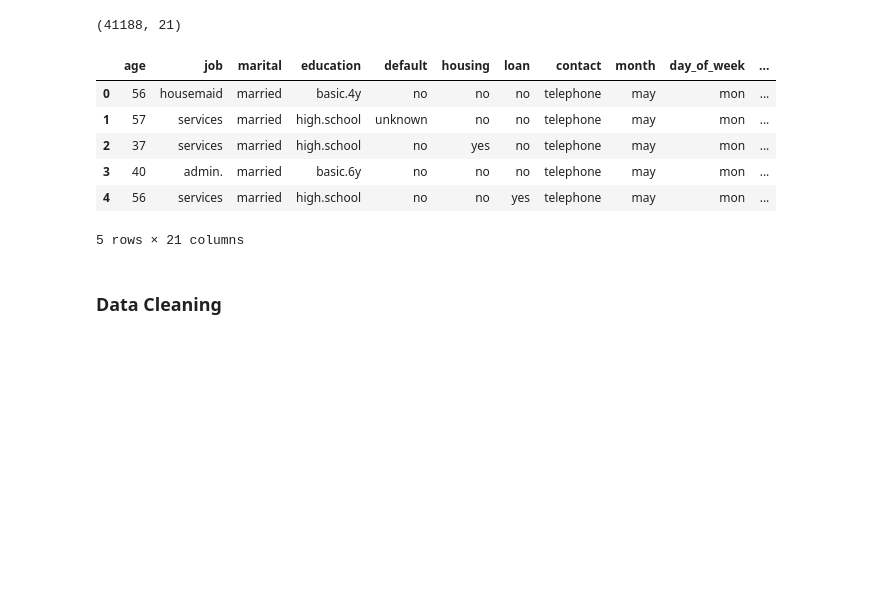
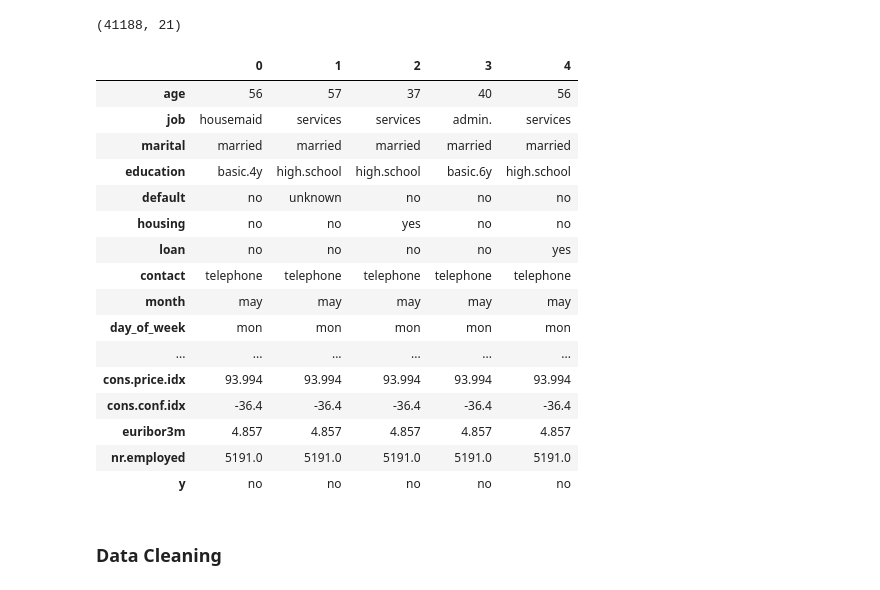
Before and after one commit to anshupandey/Machine_Learning_Training, a Jupyter notebook: Bank_Marketing_Prediction.ipynb, the cells around one changed output. Saved outputs shown, nothing was run; the diff lists cells and outputs as text; code cells hidden in the pictures; blank space fills up the shorter version.

```diff
--- a/Bank_Marketing_Prediction.ipynb
+++ b/Bank_Marketing_Prediction.ipynb
@@ -14,7 +14,7 @@ import seaborn as sns
 pandas.set_option("max_columns",20)
 # %%
 # load the dataset
-url = r"dataset\Bank_marketing.csv"
+url = "https://raw.githubusercontent.com/anshupandey/Machine_Learning_Training/master/datasets/Bank_marketing.csv"
 df = pandas.read_csv(url,sep=';') # as dataset is ; separated, here we are using sep=';'
 #check the shape of data
 df.shape
@@ -22,15 +22,25 @@ df.shape
 (41188, 21)
 # %%
 # to understand the dataset structure and see top 5 rows, we are using here df.head()
-df.head()
+df.head().T
 # %% [output]
-|  | age | job | marital | education | default | housing | loan | contact | month | day_of_week | ... |
-| 0 | 56 | housemaid | married | basic.4y | no | no | no | telephone | may | mon | ... |
-| 1 | 57 | services | married | high.school | unknown | no | no | telephone | may | mon | ... |
-| 2 | 37 | services | married | high.school | no | yes | no | telephone | may | mon | ... |
-| 3 | 40 | admin. | married | basic.6y | no | no | no | telephone | may | mon | ... |
-| 4 | 56 | services | married | high.school | no | no | yes | telephone | may | mon | ... |
+|  | 0 | 1 | 2 | 3 | 4 |
+| age | 56 | 57 | 37 | 40 | 56 |
+| job | housemaid | services | services | admin. | services |
+| marital | married | married | married | married | married |
+| education | basic.4y | high.school | high.school | basic.6y | high.school |
+| default | no | unknown | no | no | no |
+| housing | no | no | yes | no | no |
+| loan | no | no | no | no | yes |
+| contact | telephone | telephone | telephone | telephone | telephone |
+| month | may | may | may | may | may |
+| day_of_week | mon | mon | mon | mon | mon |
+| ... | ... | ... | ... | ... | ... |
+| cons.price.idx | 93.994 | 93.994 | 93.994 | 93.994 | 93.994 |
+| cons.conf.idx | -36.4 | -36.4 | -36.4 | -36.4 | -36.4 |
+| euribor3m | 4.857 | 4.857 | 4.857 | 4.857 | 4.857 |
+| nr.employed | 5191.0 | 5191.0 | 5191.0 | 5191.0 | 5191.0 |
+| y | no | no | no | no | no |
-5 rows × 21 columns
 # %% [markdown]
 ### Data Cleaning
 # %%
```
Also changed, not shown: parts of 6 cells of this notebook.
